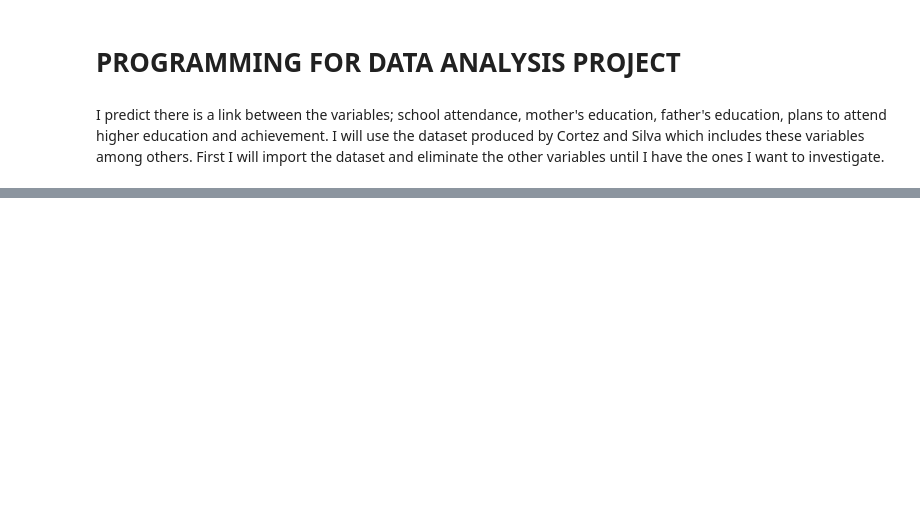
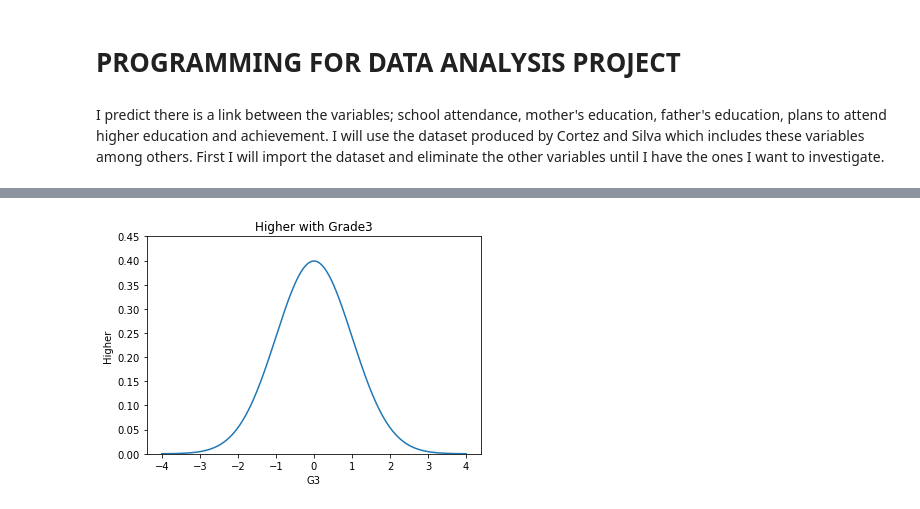
Before and after one commit to mobm65/Educational-Attainment---PDA-Project, a Jupyter notebook: PDA Project.ipynb, the cells around one changed output, grey strips where cells are left out. Cells and saved outputs as stored; diff of their text form; code cells hidden in the pictures; blank space fills up the shorter version.

```diff
--- a/PDA Project.ipynb
+++ b/PDA Project.ipynb
@@ -98,14 +160,12 @@ print(df.columns)
 # %%
-from scipy.stats import norm
-import numpy as np
-import matplotlib.pyplot as plt
-
-#pd.crosstab(df["G3"], df["Medu"], margins = True)
+pd.crosstab(dfgrade["higher"], ["G3"], margins = True)
 fig, ax = plt.subplots()
 x= np.arange(-4,4,0.001)
-ax.set_title("Mother's Education with Grade3")
+ax.set_title("Higher with Grade3")
 ax.set_xlabel("G3")
-ax.set_ylabel("Medu")
+ax.set_ylabel("Higher")
 ax.plot(x, norm.pdf(x))
 ax.set_ylim(0,0.45)
 plt.show()
+# %% [output]
+[figure, added]
```
Also changed, not shown: parts of 16 cells of this notebook.
